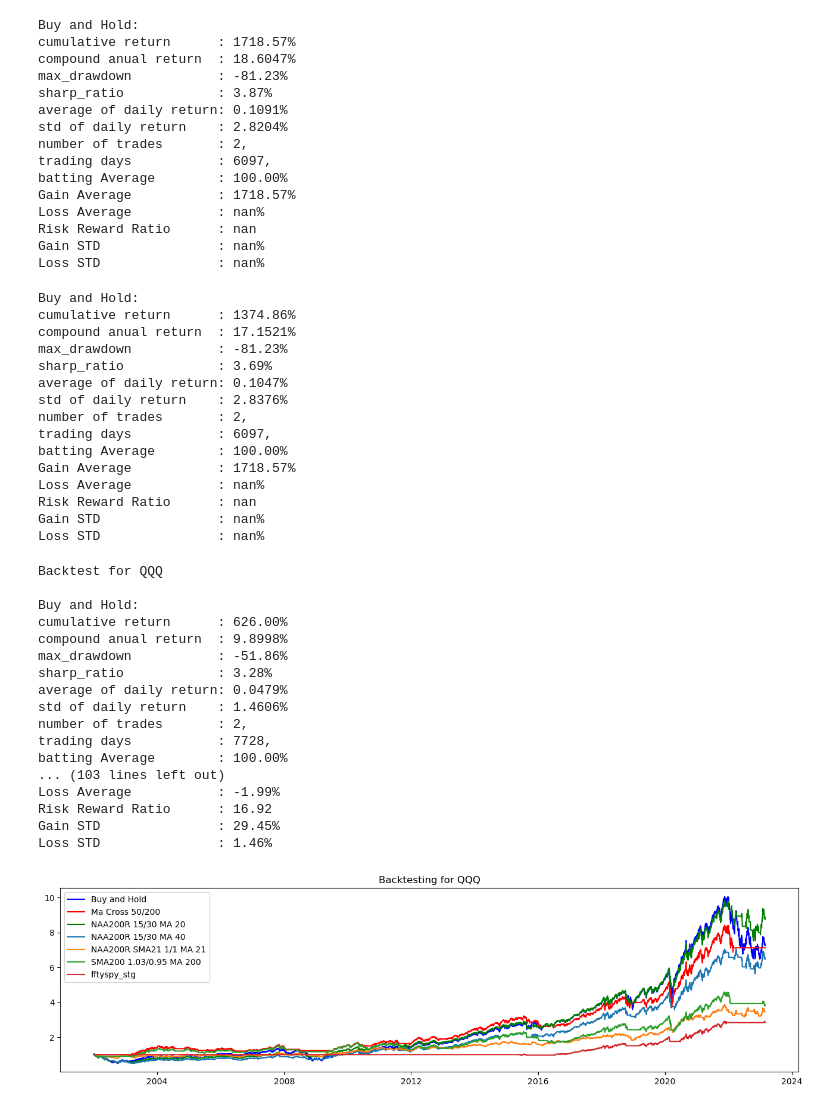
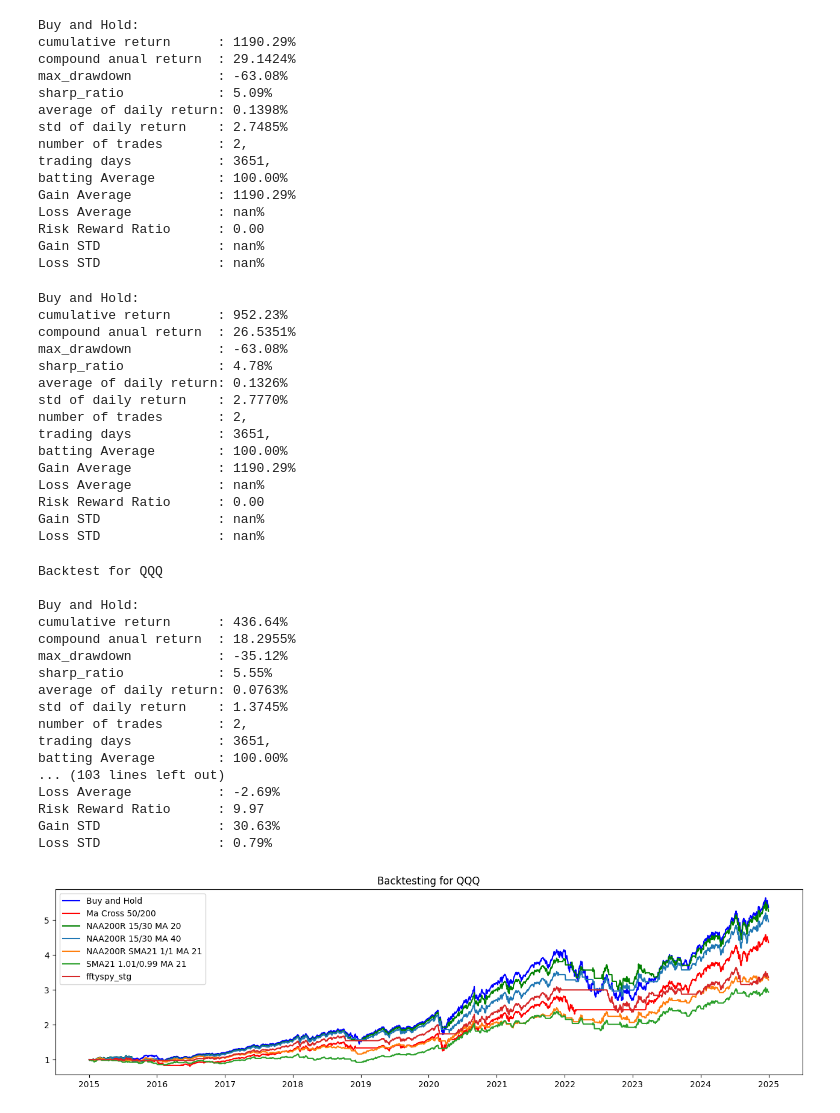
Before and after one commit to Zishuo/stock-index-backtesting, a Jupyter notebook: Ab_test.ipynb, the cells around one changed output. Cells and saved outputs as stored; diff of their text form; code cells hidden in the pictures.

```diff
--- a/Ab_test.ipynb
+++ b/Ab_test.ipynb
@@ -38,8 +37,8 @@ GPU acceleration is NOT available
 [*********************100%***********************]  1 of 1 completed
 [*********************100%***********************]  1 of 1 completed
 # %%
-test_start = dt.datetime(2002,1,1)
-test_end = dt.datetime(2023,3,1)
+test_start = dt.datetime(2015,1,1)
+test_end = dt.datetime(2025,1,1)
 ticker = qld
 weekly_buy = weekly_sell = True
 long_term_tax_rate = short_term_tax_rate = 0
@@ -100,18 +99,18 @@ bt.run_backtest(buy_and_hold, ticker, test_start, test_end,
 bt.performance_summary()
 # %% [output]
 Buy and Hold:
-cumulative return      : 1718.57%
-compound anual return  : 18.6047%
-max_drawdown           : -81.23%
-sharp_ratio            : 3.87%
-average of daily return: 0.1091%
-std of daily return    : 2.8204%
+cumulative return      : 1190.29%
+compound anual return  : 29.1424%
+max_drawdown           : -63.08%
+sharp_ratio            : 5.09%
+average of daily return: 0.1398%
+std of daily return    : 2.7485%
 number of trades       : 2,
-trading days           : 6097,
+trading days           : 3651,
 batting Average        : 100.00%
-Gain Average           : 1718.57%
+Gain Average           : 1190.29%
 Loss Average           : nan%
-Risk Reward Ratio      : nan
+Risk Reward Ratio      : 0.00
 Gain STD               : nan%
 Loss STD               : nan%
 # %%
@@ -125,18 +124,18 @@ bt.run_backtest(buy_and_hold, ticker, test_start, test_end,
 bt.performance_summary()
 # %% [output]
 Buy and Hold:
-cumulative return      : 1374.86%
-compound anual return  : 17.1521%
-max_drawdown           : -81.23%
-sharp_ratio            : 3.69%
-average of daily return: 0.1047%
-std of daily return    : 2.8376%
+cumulative return      : 952.23%
+compound anual return  : 26.5351%
+max_drawdown           : -63.08%
+sharp_ratio            : 4.78%
+average of daily return: 0.1326%
+std of daily return    : 2.7770%
 number of trades       : 2,
-trading days           : 6097,
+trading days           : 3651,
 batting Average        : 100.00%
-Gain Average           : 1718.57%
+Gain Average           : 1190.29%
 Loss Average           : nan%
-Risk Reward Ratio      : nan
+Risk Reward Ratio      : 0.00
 Gain STD               : nan%
 Loss STD               : nan%
 # %%
@@ -168,7 +167,7 @@ def backtestAll(ticker:ab.StockData, indicator:ab.StockData, test_start:dt.datet
     ma_threshold_bt = ab.BackTest()
     ma_threshold_bt.run_backtest(ma_threshold, ticker,test_start, test_end, weekly_buy,weekly_sell)
 
-    ma_threshold2 = ab.MAThreshold('SMA200', ma_window = 200,buy_threshold = 1.03, sell_threshold = 0.95)
+    ma_threshold2 = ab.MAThreshold('SMA21', ma_window = 21,buy_threshold = 1.01, sell_threshold = 0.99)
     ma_threshold2.run_strategy(indicator, test_start,test_end)
     ma_threshold2_bt = ab.BackTest()
     ma_threshold2_bt.run_backtest(ma_threshold2, ticker,test_start, test_end, weekly_buy,weekly_sell)
@@ -215,28 +214,25 @@ def backtestAll(ticker:ab.StockData, indicator:ab.StockData, test_start:dt.datet
 
     return perf_summary
 # %%
-test_start = dt.datetime(2002,1,1)
-test_end = dt.datetime(2023,3,1)
-
 perf_summary = backtestAll(qqq, qqq, test_start, test_end, verbose = False)
 display(perf_summary)
 # %% [output]
 Backtest for QQQ
 
 Buy and Hold:
-cumulative return      : 626.00%
-compound anual return  : 9.8998%
-max_drawdown           : -51.86%
-sharp_ratio            : 3.28%
-average of daily return: 0.0479%
-std of daily return    : 1.4606%
+cumulative return      : 436.64%
+compound anual return  : 18.2955%
+max_drawdown           : -35.12%
+sharp_ratio            : 5.55%
+average of daily return: 0.0763%
+std of daily return    : 1.3745%
 number of trades       : 2,
-trading days           : 7728,
+trading days           : 3651,
 batting Average        : 100.00%
 ... (103 lines left out)
-Loss Average           : -1.99%
-Risk Reward Ratio      : 16.92
-Gain STD               : 29.45%
-Loss STD               : 1.46%
+Loss Average           : -2.69%
+Risk Reward Ratio      : 9.97
+Gain STD               : 30.63%
+Loss STD               : 0.79%
-[figure, old version]
+[figure, new version]
 |  | name | num_trades | cumulative_return | annual_return | max_drawdown | sharp_ratio | avg_daily_return | ... |
```
Also changed, not shown: parts of 10 cells of this notebook.
